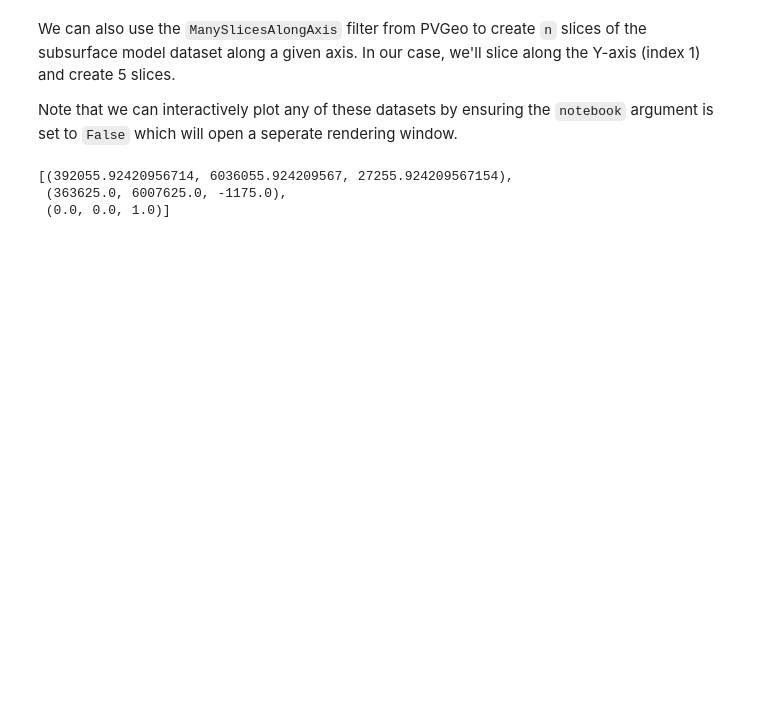
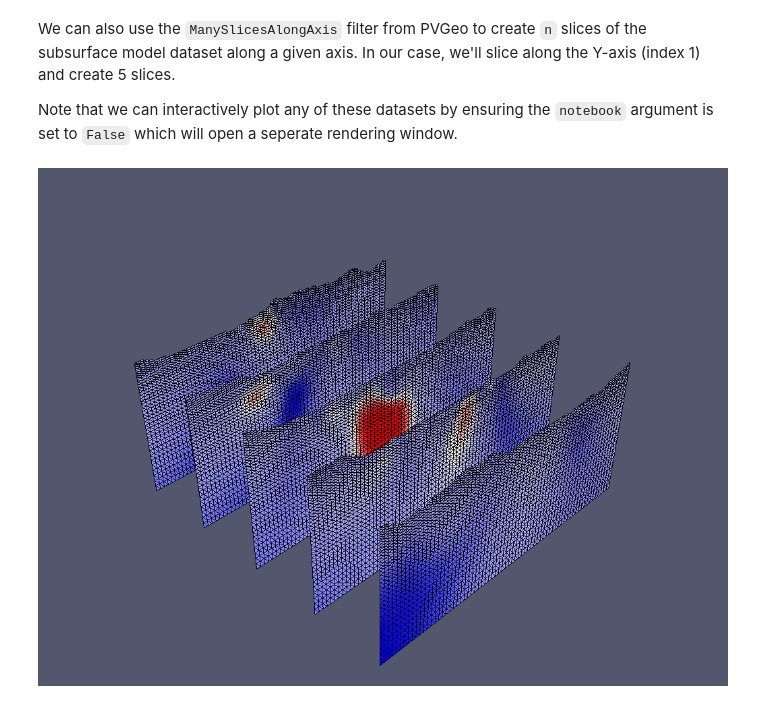
Before and after one commit to OpenGeoVis/PVGeo-Examples, a Jupyter notebook: 3.0 - Using the vtkInterface Package.ipynb, the cells around one changed output. Cells and saved outputs as stored; diff of their text form; code cells hidden in the pictures; blank space fills up the shorter version.

```diff
--- a/3.0 - Using the vtkInterface Package.ipynb
+++ b/3.0 - Using the vtkInterface Package.ipynb
@@ -104,11 +109,9 @@ Note that we can interactively plot any of these datasets by ensuring the `noteb
 # %%
 # Slice the subsurface model
 slices = ManySlicesAlongAxis(numSlices=5, axis=1).Apply(subsurface)
-slices.plot(rng=rng, notebook=False)
+slices.plot(rng=rng, notebook=True)
 # %% [output]
-[(392055.92420956714, 6036055.924209567, 27255.924209567154),
- (363625.0, 6007625.0, -1175.0),
- (0.0, 0.0, 1.0)]
+[figure, added]
 # %% [markdown]
 ## Plot in an Interactive 3D Window
 
```
Also changed, not shown: parts of 5 cells of this notebook.
